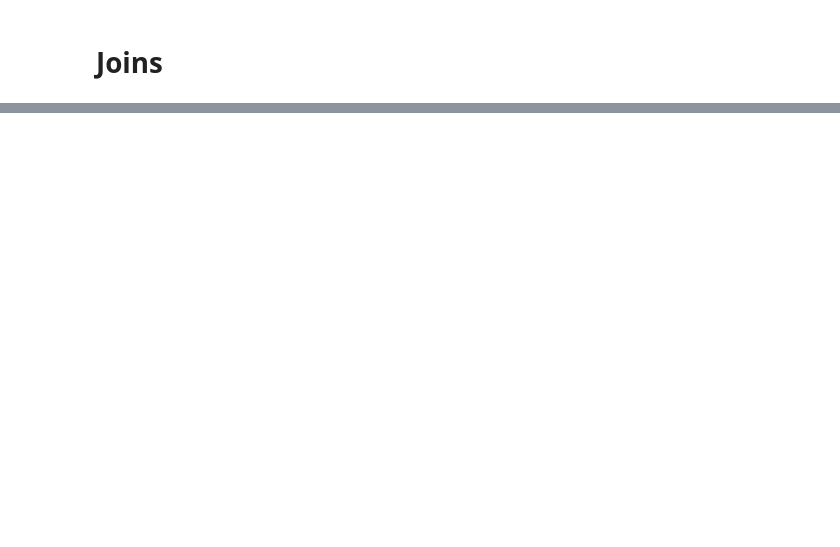
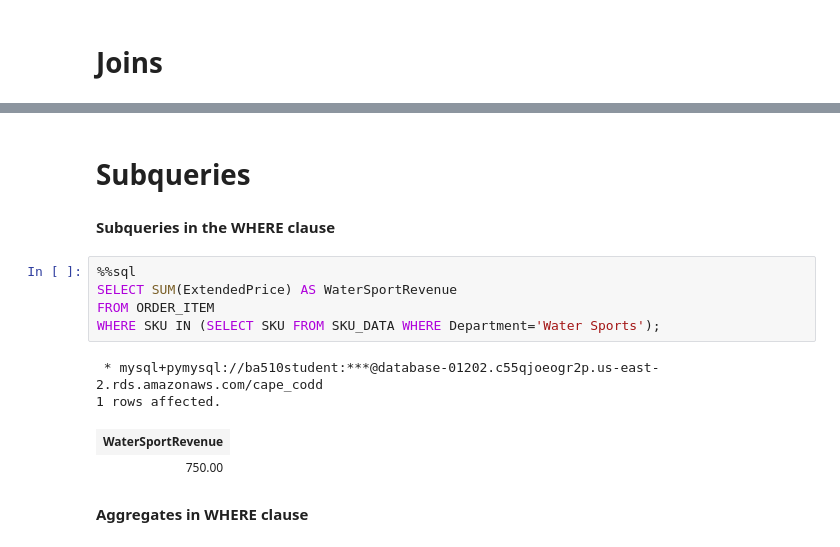
Before and after one commit to JamesNeri/cape-codd-JamesNeri, a Jupyter notebook: Chapter2_ClassNotes.ipynb, the cells around one changed output, grey strips where cells are left out. Saved outputs shown, nothing was run; the diff lists cells and outputs as text; blank space fills up the shorter version.

```diff
--- a/Chapter2_ClassNotes.ipynb
+++ b/Chapter2_ClassNotes.ipynb
@@ -547,3 +547,19 @@ JOIN SKU_DATA ON (SKU_DATA.SKU = ORDER_ITEM.SKU);
 | 3000 | 10 | 98110 | January | 2015 | 480.00 | 3000 | 101200 | 1 | ... |
 | 1000 | 10 | 98110 | December | 2014 | 445.00 | 1000 | 201000 | 1 | ... |
 | 1000 | 10 | 98110 | December | 2014 | 445.00 | 1000 | 202000 | 1 | ... |
+# %% [markdown]
+# Subqueries
+# %% [markdown]
+__Subqueries in the WHERE clause__
+# %%
+%%sql
+SELECT SUM(ExtendedPrice) AS WaterSportRevenue
+FROM ORDER_ITEM
+WHERE SKU IN (SELECT SKU FROM SKU_DATA WHERE Department='Water Sports');
+# %% [output]
+ * mysql+pymysql://ba510student:***@database-01202.c55qjoeogr2p.us-east-2.rds.amazonaws.com/cape_codd
+1 rows affected.
+| WaterSportRevenue |
+| 750.00 |
+# %% [markdown]
+__Aggregates in WHERE clause__
```
Also changed, not shown: parts of 13 cells of this notebook, 1 other file.
